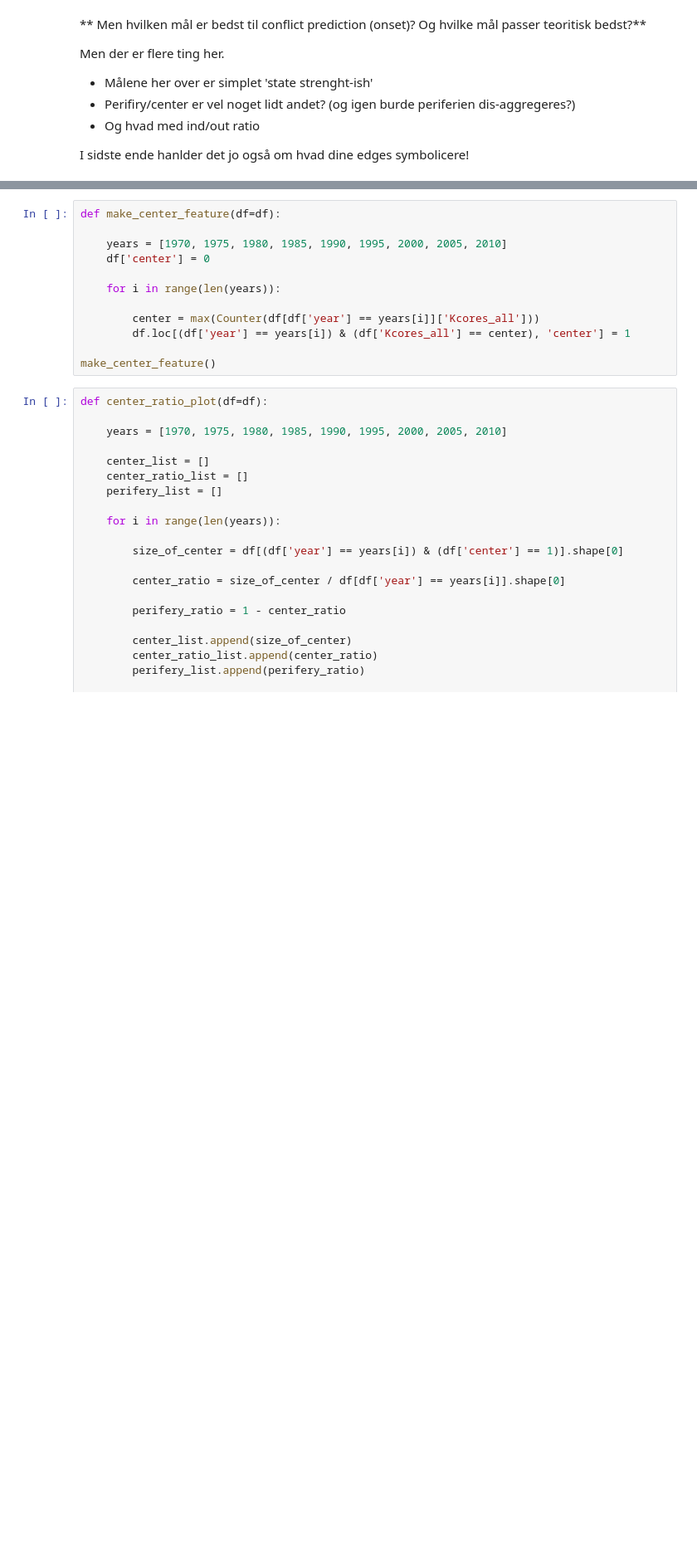
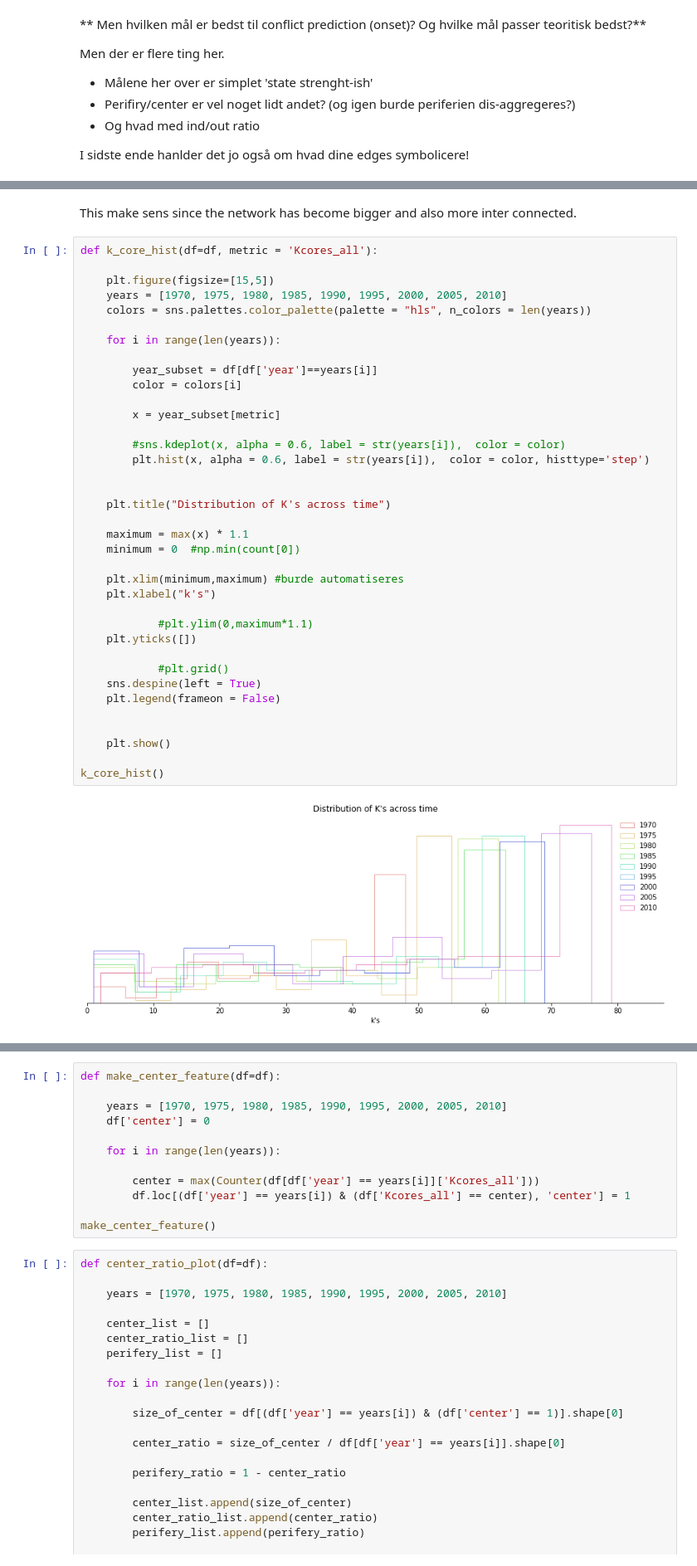
Before and after one commit to Polichinel/SNA, a Jupyter notebook: main_py.ipynb, the cells around one changed output, grey strips where cells are left out. Shown at 83% size. Cells and saved outputs as stored; diff of their text form; blank space fills up the shorter version.

```diff
--- a/main_py.ipynb
+++ b/main_py.ipynb
@@ -423,0 +461,41 @@ get_k_cores()
+# %% [markdown]
+This make sens since the network has become bigger and also more inter connected.
+# %%
+def k_core_hist(df=df, metric = 'Kcores_all'):
+
+    plt.figure(figsize=[15,5])
+    years = [1970, 1975, 1980, 1985, 1990, 1995, 2000, 2005, 2010]
+    colors = sns.palettes.color_palette(palette = "hls", n_colors = len(years))
+
+    for i in range(len(years)):
+
+        year_subset = df[df['year']==years[i]]
+        color = colors[i]
+
+        x = year_subset[metric]
+
+        #sns.kdeplot(x, alpha = 0.6, label = str(years[i]),  color = color)
+        plt.hist(x, alpha = 0.6, label = str(years[i]),  color = color, histtype='step')
+
+
+    plt.title("Distribution of K's across time")
+
+    maximum = max(x) * 1.1
+    minimum = 0  #np.min(count[0])
+
+    plt.xlim(minimum,maximum) #burde automatiseres
+    plt.xlabel("k's")
+
+            #plt.ylim(0,maximum*1.1)
+    plt.yticks([])
+
+            #plt.grid()
+    sns.despine(left = True)
+    plt.legend(frameon = False)
+
+
+    plt.show()
+
+k_core_hist()
+# %% [output]
+[figure, added]
```
Also changed, not shown: parts of 20 cells of this notebook.
